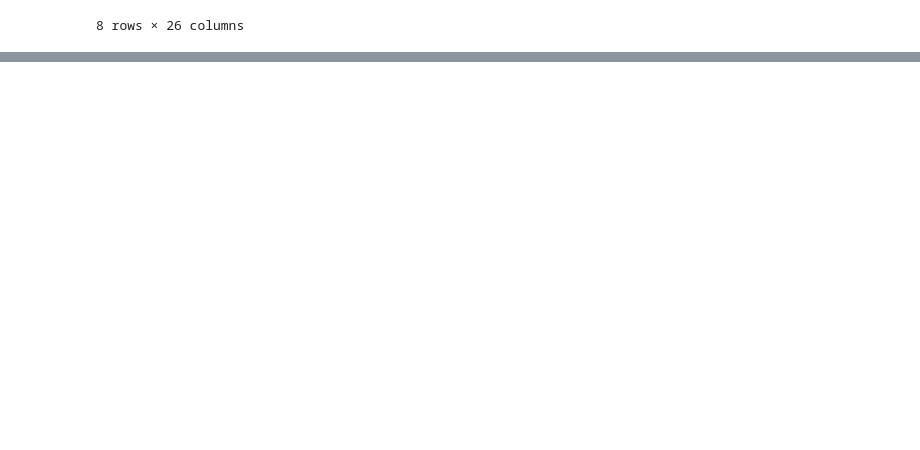
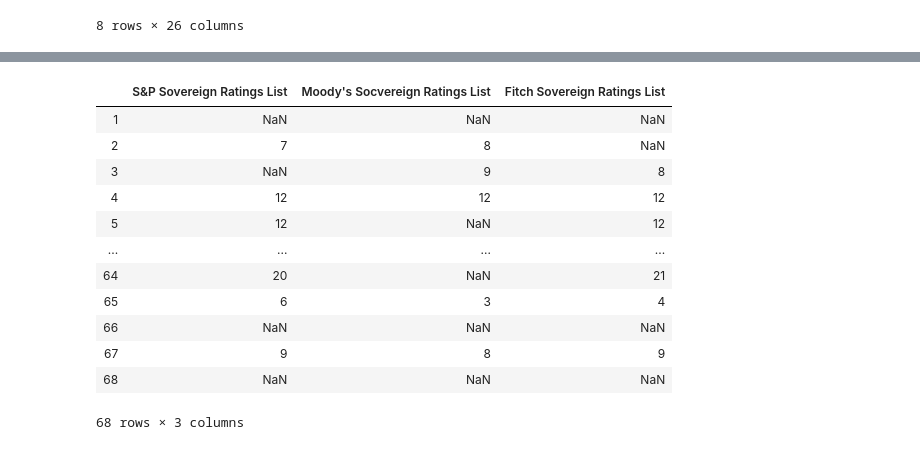
Before and after one commit to fpfaende/2019-US01-Data-Science, a Jupyter notebook: session4.ipynb, the cells around one changed output, grey strips where cells are left out. Cells and saved outputs as stored; diff of their text form; code cells hidden in the pictures; blank space fills up the shorter version.

```diff
--- a/session4.ipynb
+++ b/session4.ipynb
@@ -130,0 +129,6 @@ iso_codes = pd.read_csv(country-iso.csv)
+# %%
+iso_codes = pd.read_csv('country-iso.csv',dtype={'Alpha-3 code':str,'Alpha-2 code':str})
+def getiso2(iso3):
+    value = iso_codes[iso_codes['Alpha-3 code']==iso3]['Alpha-2 code'].values[0]
+    return value
+getiso2('ALB')
@@ -130,0 +149,48 @@ iso_codes = pd.read_csv(country-iso.csv)
+# %%
+for index, isocode in df.isocode.iteritems():
+    try:
+        iso2 = getiso2(isocode)
+    except KeyError:
+        continue
+    try:
+        sp = ratings_2015[ratings_2015['Country2Code']==iso2]['SP_NumericRating'].values[0]
+        df.at[index,'S&P Sovereign Ratings List'] = sp
+    except ValueError:
+        print('[critical]:no data for',isocode)
+        continue
+    except IndexError:
+        pass
+
+    try:
+        moody = ratings_2015[ratings_2015['Country2Code']==iso2]['Moodys_NumericRating'].values[0]
+        df.at[index,'Moody\'s Socvereign Ratings List'] = moody
+    except ValueError:
+        print('[critical]:no data for',isocode)
+        continue
+    except IndexError:
+        pass
+
+    try:
+        fitch = ratings_2015[ratings_2015['Country2Code']==iso2]['Fitch_NumericRating'].values[0]
+        df.at[index,'Fitch Sovereign Ratings List'] = fitch
+    except ValueError:
+        print('[critical]:no data for',isocode)
+        continue
+    except IndexError:
+        pass
+
+df[['S&P Sovereign Ratings List','Moody\'s Socvereign Ratings List','Fitch Sovereign Ratings List']]
+# %% [output]
+|  | S&P Sovereign Ratings List | Moody's Socvereign Ratings List | Fitch Sovereign Ratings List |
+| 1 | NaN | NaN | NaN |
+| 2 | 7 | 8 | NaN |
+| 3 | NaN | 9 | 8 |
+| 4 | 12 | 12 | 12 |
+| 5 | 12 | NaN | 12 |
+| ... | ... | ... | ... |
+| 64 | 20 | NaN | 21 |
+| 65 | 6 | 3 | 4 |
+| 66 | NaN | NaN | NaN |
+| 67 | 9 | 8 | 9 |
+| 68 | NaN | NaN | NaN |
+68 rows × 3 columns
```
Also changed, not shown: parts of 3 cells of this notebook, 2 other files.
